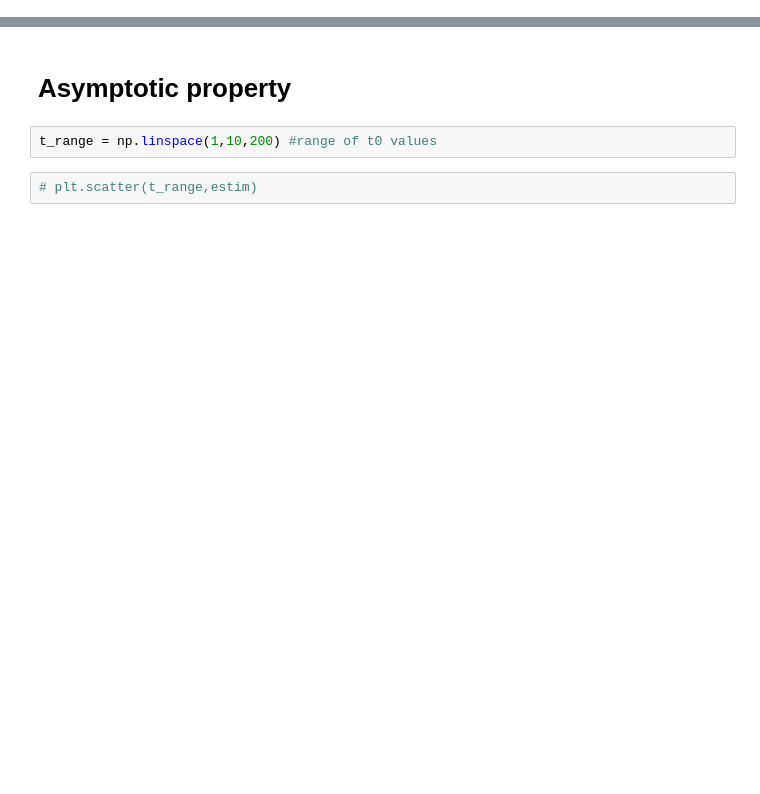
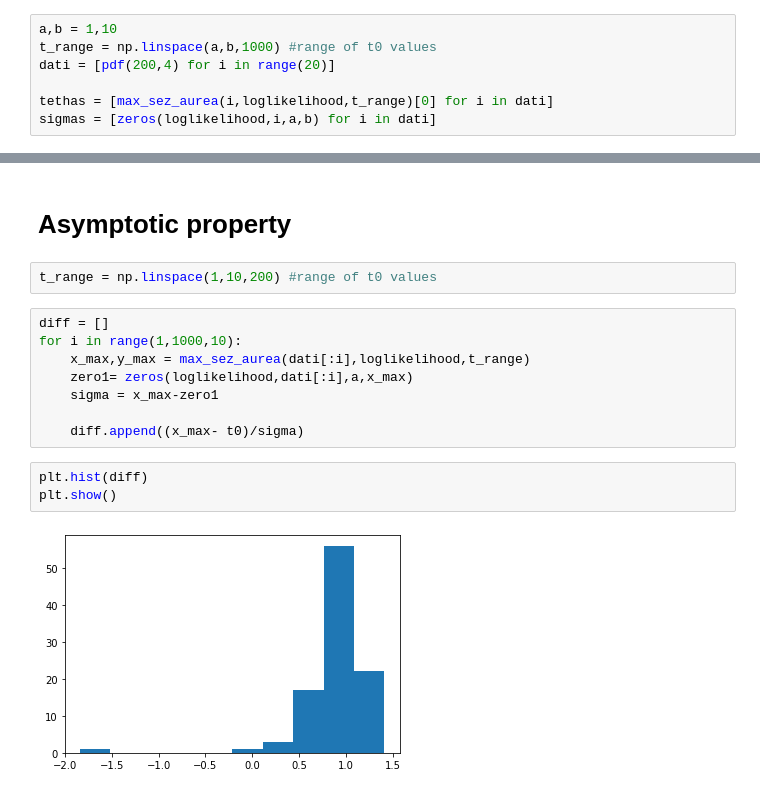
Before and after one commit to Yehan-Edirisinghe/Labo_cal, a Jupyter notebook: lecture_9/note.ipynb, the cells around one changed output, grey strips where cells are left out. Saved outputs shown, nothing was run; the diff lists cells and outputs as text; blank space fills up the shorter version.

```diff
--- a/lecture_9/note.ipynb
+++ b/lecture_9/note.ipynb
@@ -230,3 +214,10 @@ plt.show()
+# %%
+a,b = 1,10
+t_range = np.linspace(a,b,1000) #range of t0 values
+dati = [pdf(200,4) for i in range(20)]
+
+tethas = [max_sez_aurea(i,loglikelihood,t_range)[0] for i in dati]
+sigmas = [zeros(loglikelihood,i,a,b) for i in dati]
 # %%
 Latex(f"$$Estimated :\\sigma_\\theta = {{{sigma}}} \\newline  Data : \\sigma_d = {{{np.std(dati)}}}$$")
 # %% [output]
@@ -235,5 +226,16 @@ $$Estimated :\sigma_\theta = {0.22186054115638587} \newline  Data : \sigma_d = {
 <h1>Asymptotic property
 # %%
 t_range = np.linspace(1,10,200) #range of t0 values
-# %%
-# plt.scatter(t_range,estim)
+# %%
+diff = []
+for i in range(1,1000,10):
+    x_max,y_max = max_sez_aurea(dati[:i],loglikelihood,t_range)
+    zero1= zeros(loglikelihood,dati[:i],a,x_max)
+    sigma = x_max-zero1
+
+    diff.append((x_max- t0)/sigma)
+# %%
+plt.hist(diff)
+plt.show()
+# %% [output]
+[figure, added]
```
Also changed, not shown: parts of 13 cells of this notebook, 1 other file.
